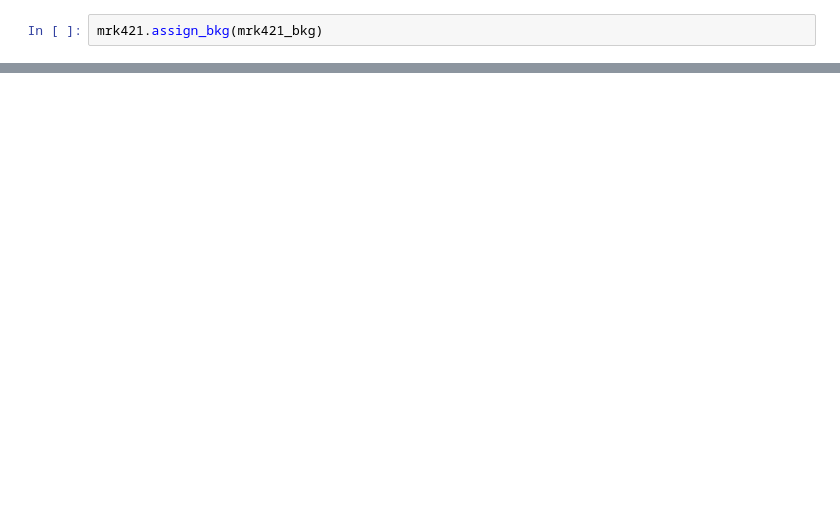
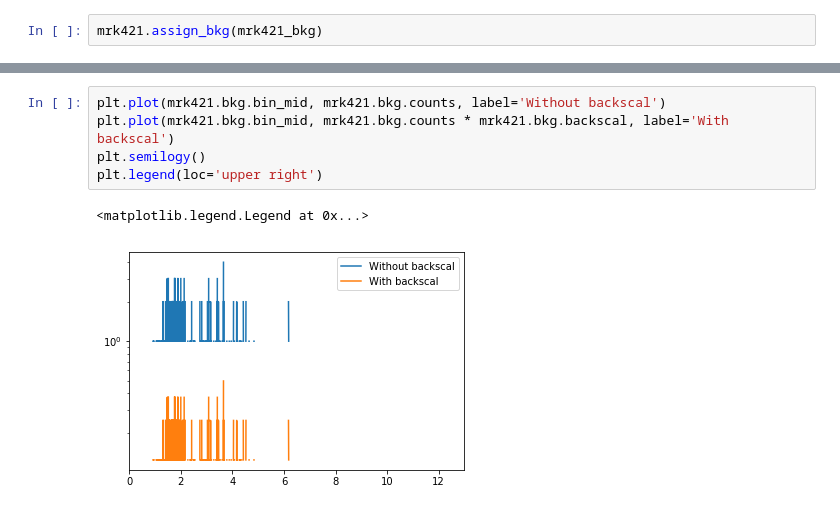
Before and after one commit to eblur/pyxsis, a Jupyter notebook: notebooks/Background_Spectrum.ipynb, the cells around one changed output, grey strips where cells are left out. Cells and saved outputs as stored; diff of their text form; blank space fills up the shorter version.

```diff
--- a/notebooks/Background_Spectrum.ipynb
+++ b/notebooks/Background_Spectrum.ipynb
@@ -39,0 +63,8 @@ plt.semilogy()
+# %%
+plt.plot(mrk421.bkg.bin_mid, mrk421.bkg.counts, label='Without backscal')
+plt.plot(mrk421.bkg.bin_mid, mrk421.bkg.counts * mrk421.bkg.backscal, label='With backscal')
+plt.semilogy()
+plt.legend(loc='upper right')
+# %% [output]
+<matplotlib.legend.Legend at 0x...>
+[figure, added]
```
Also changed, not shown: parts of 7 cells of this notebook.
